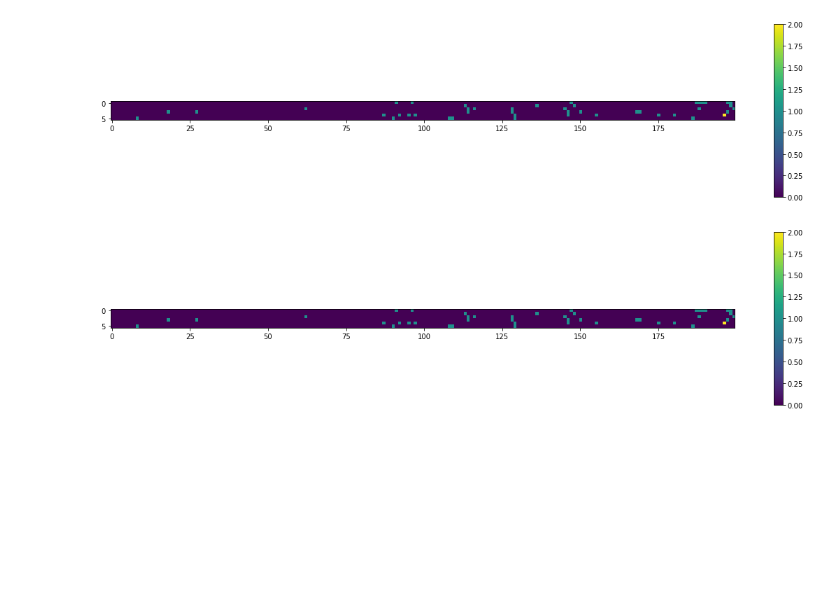
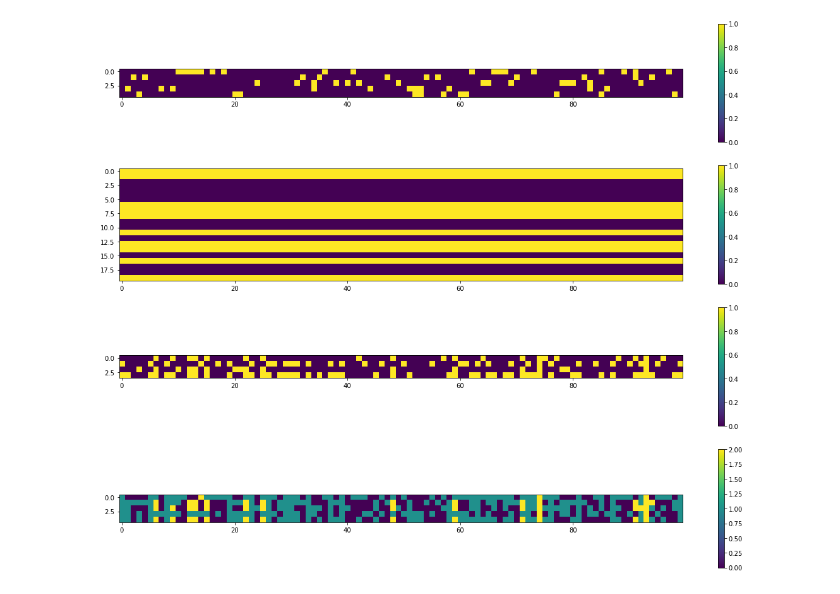
Before and after one commit to kpaskov/PhasingFamilies, a Jupyter notebook: Phase.ipynb, the cells around one changed output. Drawn from its saved outputs; the diff is of its cells as text; code cells hidden in the pictures; blank space fills up the shorter version.

```diff
--- a/Phase.ipynb
+++ b/Phase.ipynb
@@ -120,8 +90,8 @@ import gzip
 import matplotlib.pyplot as plt
 
 # Pull arguments
-#vcf_file = 'AU0678.ms1.22.vcf.gz'
-vcf_file = 'v34.MT.vcf.gz'
+vcf_file = 'AU0918.ms1.22.vcf.gz'
+#vcf_file = 'v34.MT.vcf.gz'
 ped_file = 'v34.forCompoundHet.ped'
 
 start_time = time.time()
@@ -182,7 +152,7 @@ plt.show()
 # %%
 from sklearn.metrics.pairwise import euclidean_distances
 
-for i in range(0, 10):
+for i in range(0, 1):
     family_id, family = list(families.items())[i]
     family_data = data[family.get_vcf_indices(), :]
     print('Family %s dataset' % family_id, family_data.shape)
@@ -238,23 +189,23 @@ defaultdict(<class 'list'>, {('AU002801', 'AU002802'): ['AU002803', 'AU002804',
 # %%
 from itertools import product
+
 
 def rough_phase(data, child_index=2, phase_map=phase_map):
     return np.apply_along_axis(lambda x: phase_map[(x[0], x[1], x[child_index])], 0, data)
 
-def phase(data, X):
+
+def phase(data, X, Y):
     m, _, n = X.shape
     all_combinations = np.array(list(product([0, 1], repeat=4))).T
-    Y = np.zeros((4, n))
     for i in range(n):
-        diff = np.outer(data[:, i], np.ones(all_combinations.shape[1])) - X[:, :, i].dot(all_combinations)
+        diff = np.repeat(data[:, i].reshape((m, 1)), 16, axis=1) - X[:, :, i].dot(all_combinations)
         index = np.argmin(np.sum(np.abs(diff), axis=0))
         Y[:, i] = all_combinations[:, index]
 
-    return Y
 
 def to_genotype(X, Y):
     m, _, n = X.shape
-    genotype = np.zeros((m, n))
+    genotype = np.zeros((m, n), dtype=np.int8)
     for i in range(m):
         genotype[i, :] = np.sum(X[i, :, :]*Y, axis=0)
     return genotype
@@ -309,9 +256,0 @@ def detect_recombination(data, Y, switch_cost=50):
-# %%
-
-Y0 = rough_phase(family_data)
-X1 = detect_recombination(family_data, Y0, switch_cost=500)
-Y1 = phase(family_data, X1)
-X2 = detect_recombination(family_data, Y1, switch_cost=500)
-Y2 = phase(family_data, X2)
-#X3 = detect_recombination(family_data, Y2, switch_cost=50)
-#Y3 = phase(family_data, X3)
@@ -383,12 +350,18 @@ plt.show()
 # %%
-start, end = 70000, 70200
-plt.figure(figsize=(20,10))
-plt.subplot(2, 1, 1)
-heatmap = plt.imshow(np.abs(to_genotype(X1, Y1)-family_data)[:, start:end])
+start, end = 1000, 1100
+plt.figure(figsize=(20,20))
+plt.subplot(5, 1, 2)
+heatmap = plt.imshow(X2[:, :, start:end].reshape((m*4, (end-start))))
 plt.colorbar(heatmap)
-plt.subplot(2, 1, 2)
+plt.subplot(5, 1, 3)
+heatmap = plt.imshow(Y2[:, start:end])
+plt.colorbar(heatmap)
+plt.subplot(5, 1, 4)
+heatmap = plt.imshow(np.abs(family_data)[:, start:end])
+plt.colorbar(heatmap)
+plt.subplot(5, 1, 1)
 heatmap = plt.imshow(np.abs(to_genotype(X2, Y2)-family_data)[:, start:end])
 plt.colorbar(heatmap)
 plt.show()
 # %% [output]
-[figure, old version]
+[figure, new version]
```
Also changed, not shown: parts of 10 cells of this notebook, 1 other file.
